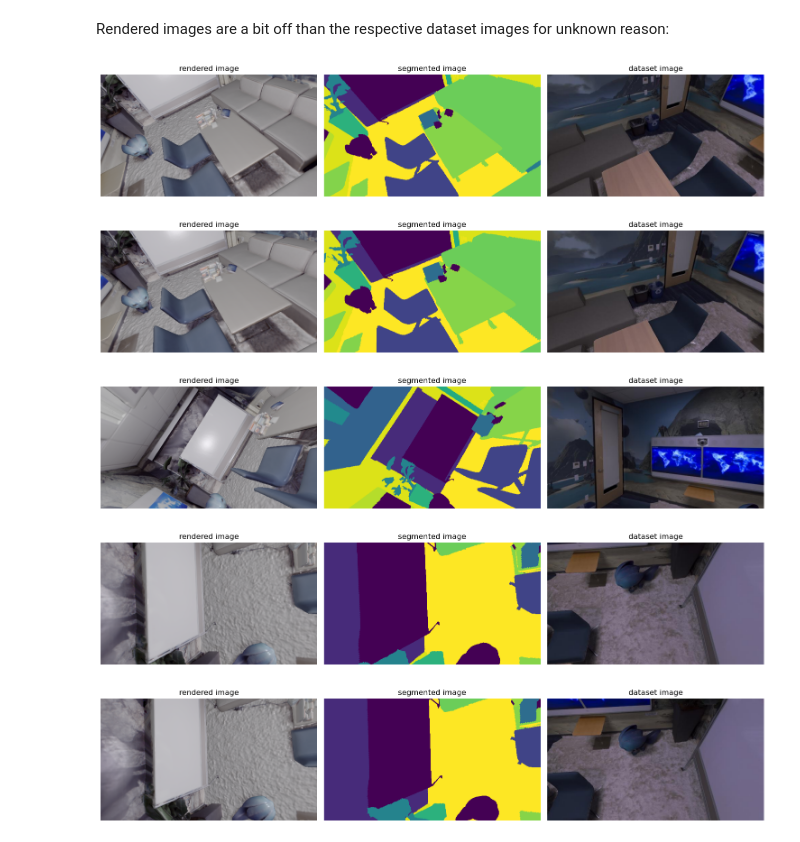
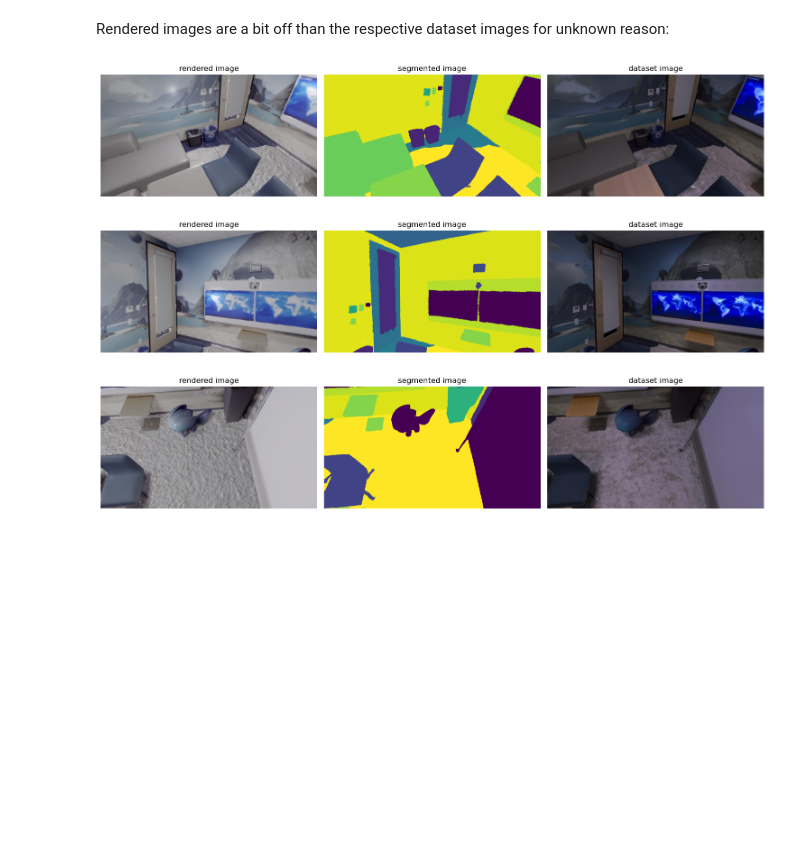
Before and after one commit to saro2808/ML43Dproject, a Jupyter notebook: Playground.ipynb, the cells around one changed output. Saved outputs shown, nothing was run; the diff lists cells and outputs as text; code cells hidden in the pictures; blank space fills up the shorter version.

```diff
--- a/Playground.ipynb
+++ b/Playground.ipynb
@@ -16,13 +13,11 @@ dtset = SceneDataset("office0", device=device)
 # %% [markdown]
 Rendered images are a bit off than the respective dataset images for unknown reason:
 # %%
-for i in range(5):
+for i in range(1,4):
     rgb_image, pix_to_instance = dtset[i]
     plot_imgs(rgb_image, pix_to_instance, dtset.images[i],
               titles=['rendered image', 'segmented image', 'dataset image'])
 # %% [output]
-[figure, old version]
+[figure, new version]
-[figure, old version]
+[figure, new version]
-[figure, old version]
+[figure, new version]
-[figure, removed]
-[figure, removed]
```
Also changed, not shown: parts of 1 cell of this notebook, 3 other files.
